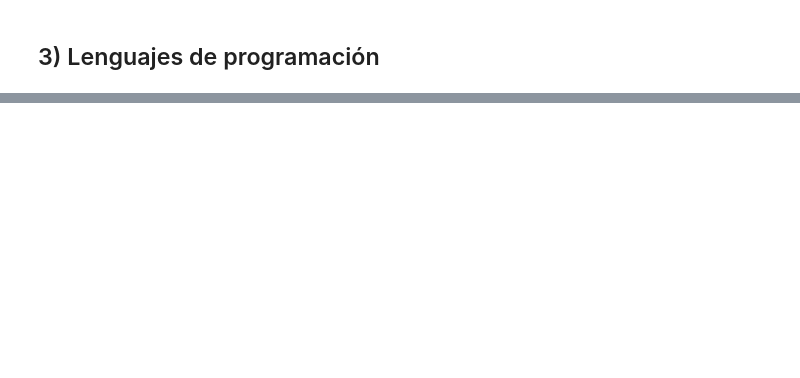
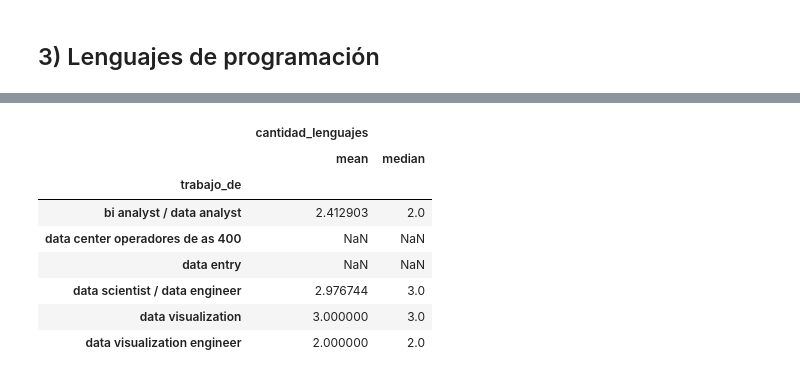
Before and after one commit to carlos1680/CPEDS, a Jupyter notebook: modulo3_DataWrangling/Clase 3 - Manejo de formatos de datos/CLASE 3 - Manejo de formato de datos - práctica individual.ipynb, the cells around one changed output, grey strips where cells are left out. Cells and saved outputs as stored; diff of their text form; code cells hidden in the pictures; blank space fills up the shorter version.

```diff
--- a/modulo3_DataWrangling/Clase 3 - Manejo de formatos de datos/CLASE 3 - Manejo de formato de datos - práctica individual.ipynb
+++ b/modulo3_DataWrangling/Clase 3 - Manejo de formatos de datos/CLASE 3 - Manejo de formato de datos - práctica individual.ipynb
@@ -127,2 +214,4 @@ sueldos_data.groupby('trabajo_de').agg({'salario_mensual_bruto_en_tu_moneda_loca
 # %%
 #La transformamos en una lista con split
+sueldos_data['lenguajes_de_programacion_split'] = sueldos_data['lenguajes_de_programacion'].str.split(',')
+sueldos_data['lenguajes_de_programacion_split']
@@ -131,5 +241,16 @@ sueldos_data.head()
 # %%
 #Creamos una variable cantidad_lenguajes
+sueldos_data['cantidad_lenguajes'] = sueldos_data['lenguajes_de_programacion_split'].str.len()
 # %%
 #Y volvemos a obtener el promedio y la mediana
-sueldos_data.groupby('trabajo_de').agg({'cantidad_lenguajes': [np.mean, np.median]                                })
+sueldos_data.groupby('trabajo_de').agg({'cantidad_lenguajes': ['mean', 'median']                                })
+# %% [output]
+|  | cantidad_lenguajes |  |
+|  | mean | median |
+| trabajo_de |  |  |
+| bi analyst / data analyst | 2.412903 | 2.0 |
+| data center operadores de as 400 | NaN | NaN |
+| data entry | NaN | NaN |
+| data scientist / data engineer | 2.976744 | 3.0 |
+| data visualization | 3.000000 | 3.0 |
+| data visualization engineer | 2.000000 | 2.0 |
```
Also changed, not shown: parts of 15 cells of this notebook, 1 other file.
